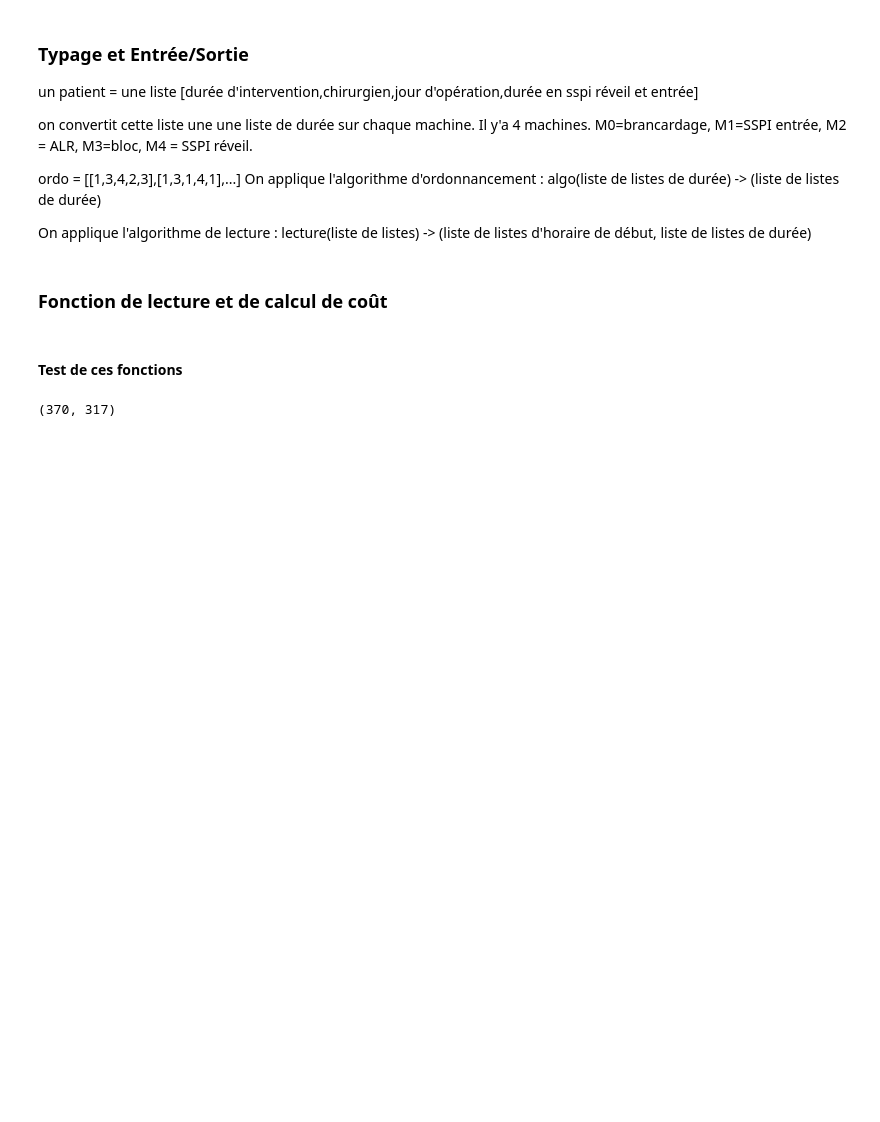
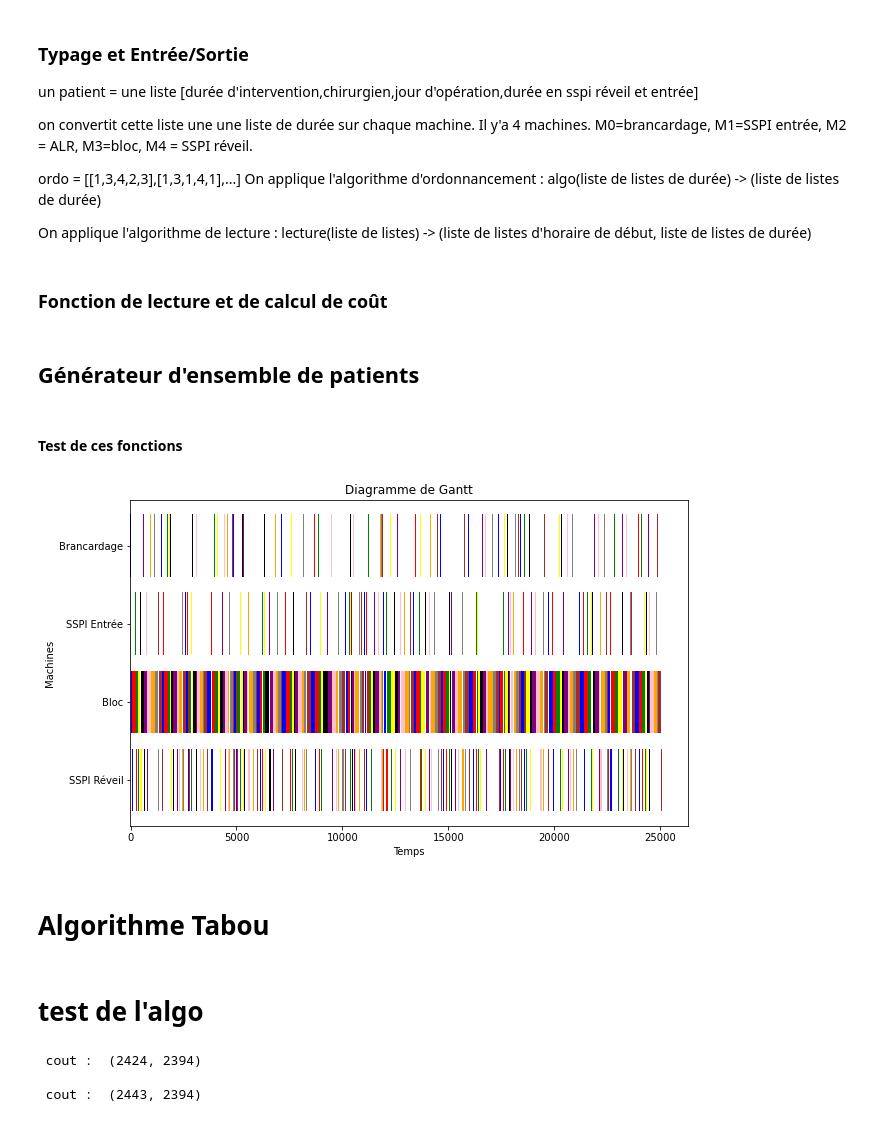
Before and after one commit to 101015010/filrouge_ias, a Jupyter notebook: ordonnancement.ipynb, the cells around one changed output. Drawn from its saved outputs; the diff is of its cells as text; code cells hidden in the pictures; blank space fills up the shorter version.

Commit message:
test commit ordo

```diff
--- a/ordonnancement.ipynb
+++ b/ordonnancement.ipynb
@@ -44,10 +49,41 @@ def cout(ordo):
     coutTotal = finDernierActe - debutPremierActe
     coutBloc = liste[-1][3]
     return coutTotal, coutBloc
+# %%
+def diagrammeGantt(ordo):
+    starts = Lecture(ordo,25)
+    couleurs = ['blue', 'red', 'green', 'yellow', 'black', 'purple', 'pink', 'orange', 'grey', 'brown']  # Couleurs pour les tâches"
+    Machines = ["Brancardage", "SSPI Entrée", "Bloc", "SSPI Réveil"]
+
+    fig, ax = plt.subplots(figsize=(10, 6))
+
+    for indicePatient, patient in enumerate(ordo):
+        for i, tempsTache in enumerate(patient):
+            ax.barh(f'{Machines[i]}', tempsTache, left=starts[indicePatient][i], color=couleurs[indicePatient%10])
+
+    ax.set_xlabel('Temps')
+    ax.set_ylabel('Machines')
+    ax.set_title('Diagramme de Gantt')
+    ax.invert_yaxis()  # Inverser l'axe Y pour avoir la machine 1 en haut
+
+    plt.show()
+# %% [markdown]
+## Générateur d'ensemble de patients
+# %%
+def Generateur(N):
+    ensemblePatient = []
+    for _ in range (N):
+        patient = [random.randint(2,30), random.randint(10,30), random.randint(10, 200), random.randint(10,60)]
+        ensemblePatient.append(patient)
+
+    return ensemblePatient
 # %% [markdown]
 <h4>Test de ces fonctions</h4>
-# %%
-ordo = [[10,15,40,30],[10,10,53,15],[5,20,23,40],[20,10,129,10],[10,12,32,28]]
-cout(ordo)
-# %% [output]
-(370, 317)
+# %%
+ordo = Generateur(200)
+Lecture(ordo, 25)
+diagrammeGantt(ordo)
+# %% [output]
+[figure, added]
+# %% [markdown]
+# Algorithme Tabou
@@ -53,0 +122,11 @@ cout(ordo)
+# %% [markdown]
+# test de l'algo
+# %%
+l=tabou(ordo,20, 150)
+
+print("\n cout : ",cout(l))
+print("\n cout : ",cout(ordo))
+# %% [output]
+ cout :  (2424, 2394)
+
+ cout :  (2443, 2394)
```
Also changed, not shown: parts of 10 cells of this notebook, 1 other file.
